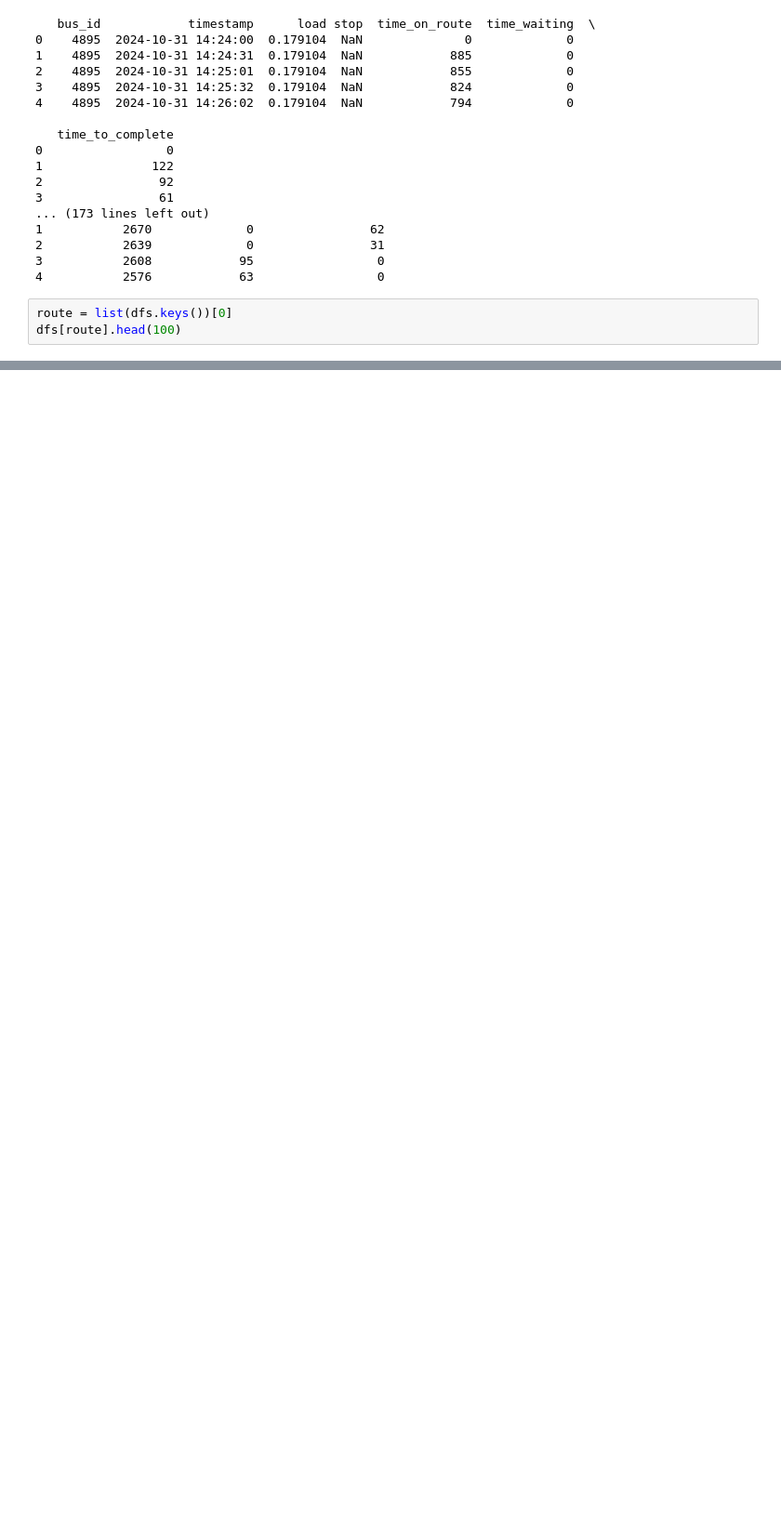
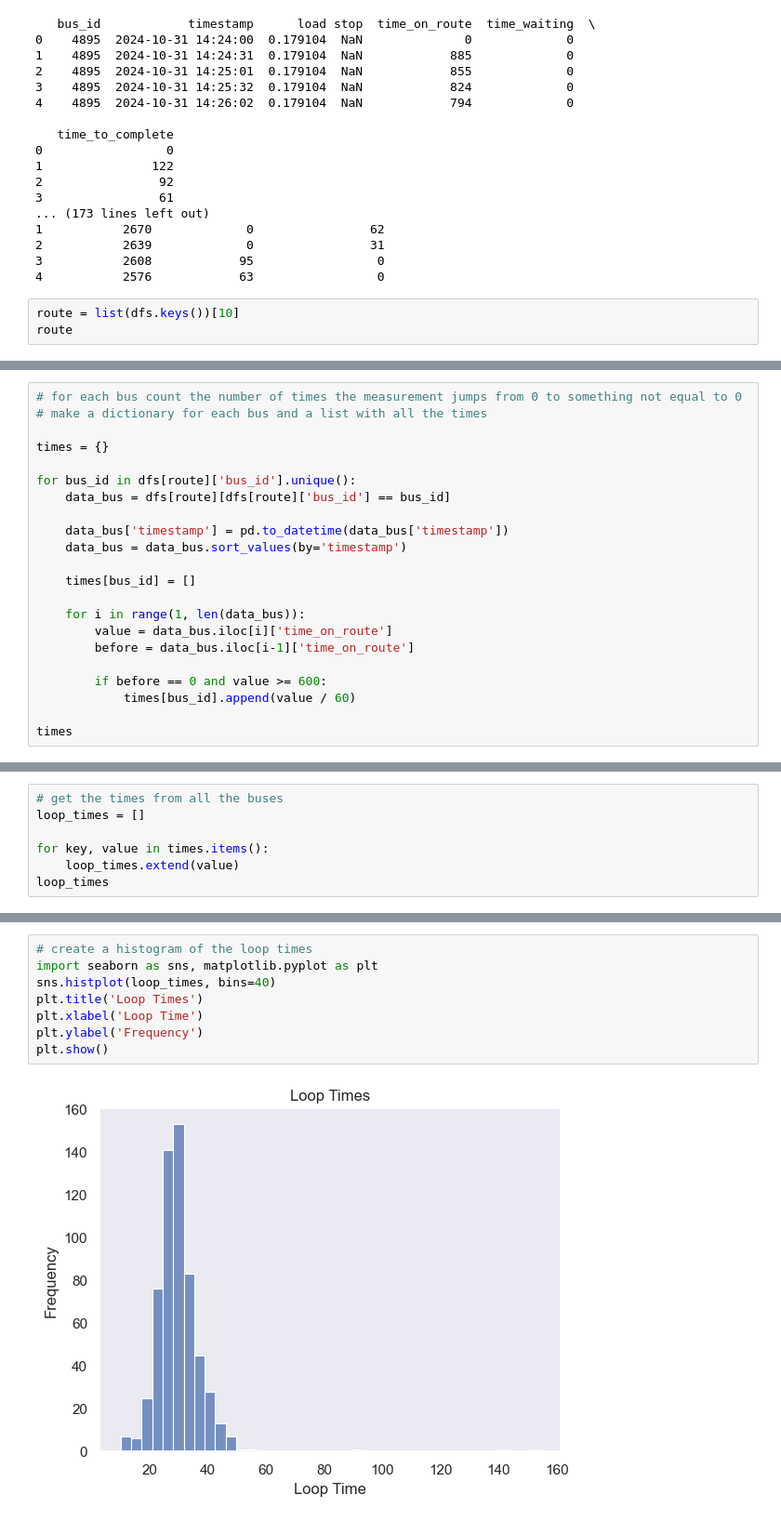
Before and after one commit to AkeBoss-tech/RutgersBusAnalysis, a Jupyter notebook: stops.ipynb, the cells around one changed output, grey strips where cells are left out. Shown at 93% size. Drawn from its saved outputs; the diff is of its cells as text; blank space fills up the shorter version.

```diff
--- a/stops.ipynb
+++ b/stops.ipynb
@@ -43,5 +43,5 @@ for file in files:
 3           2608            95                 0
 4           2576            63                 0
 # %%
-route = list(dfs.keys())[0]
-dfs[route].head(100)
+route = list(dfs.keys())[10]
+route
@@ -67,0 +81,22 @@ array([ 4895,  4885,  4839, 13210, 15189,  4856,  4893,  4864,  4872,
+# %%
+# for each bus count the number of times the measurement jumps from 0 to something not equal to 0
+# make a dictionary for each bus and a list with all the times
+
+times = {}
+
+for bus_id in dfs[route]['bus_id'].unique():
+    data_bus = dfs[route][dfs[route]['bus_id'] == bus_id]
+
+    data_bus['timestamp'] = pd.to_datetime(data_bus['timestamp'])
+    data_bus = data_bus.sort_values(by='timestamp')
+
+    times[bus_id] = []
+
+    for i in range(1, len(data_bus)):
+        value = data_bus.iloc[i]['time_on_route']
+        before = data_bus.iloc[i-1]['time_on_route']
+
+        if before == 0 and value >= 600:
+            times[bus_id].append(value / 60)
+
+times
@@ -67,0 +138,7 @@ array([ 4895,  4885,  4839, 13210, 15189,  4856,  4893,  4864,  4872,
+# %%
+# get the times from all the buses
+loop_times = []
+
+for key, value in times.items():
+    loop_times.extend(value)
+loop_times
@@ -67,0 +163,10 @@ array([ 4895,  4885,  4839, 13210, 15189,  4856,  4893,  4864,  4872,
+# %%
+# create a histogram of the loop times
+import seaborn as sns, matplotlib.pyplot as plt
+sns.histplot(loop_times, bins=40)
+plt.title('Loop Times')
+plt.xlabel('Loop Time')
+plt.ylabel('Frequency')
+plt.show()
+# %% [output]
+[figure, added]
```
Also changed, not shown: parts of 17 cells of this notebook, 14 other files.
